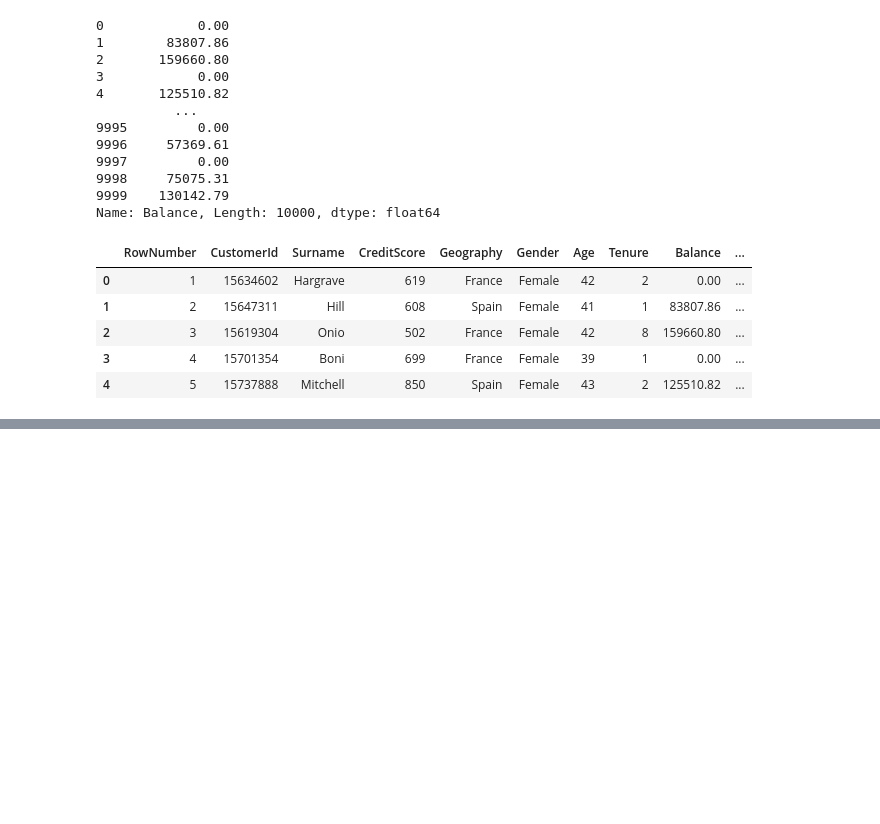
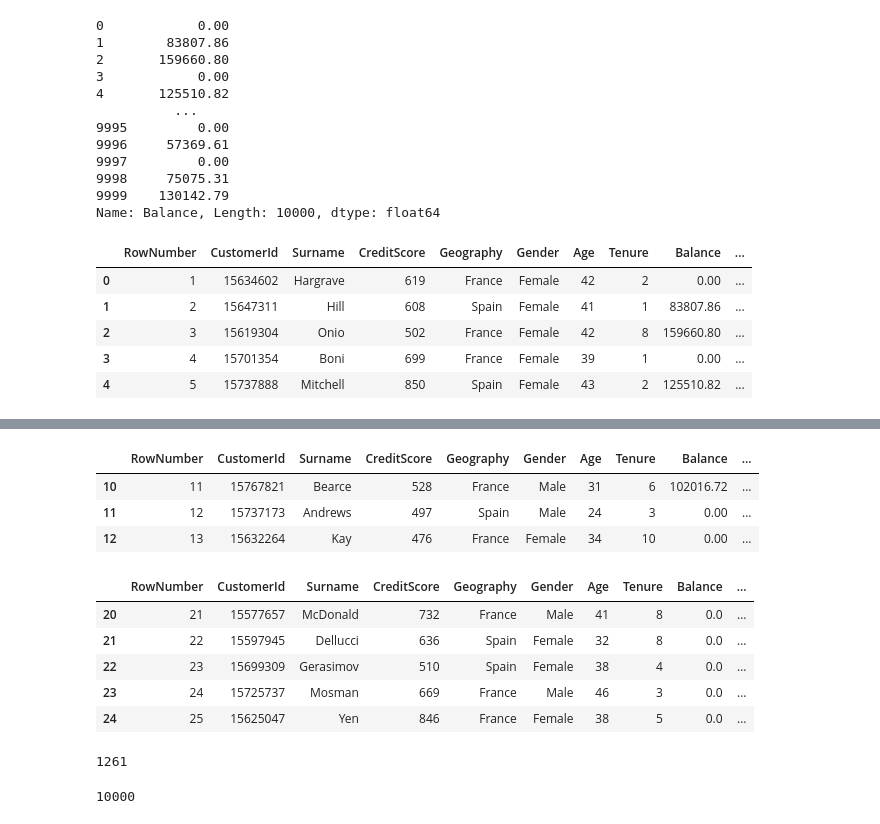
Before and after one commit to Arnab-apk/Gen_AI, a Jupyter notebook: pandas.ipynb, the cells around one changed output, grey strips where cells are left out. Drawn from its saved outputs; the diff is of its cells as text; code cells hidden in the pictures; blank space fills up the shorter version.

```diff
--- a/pandas.ipynb
+++ b/pandas.ipynb
@@ -174,0 +183,26 @@ NameError: name 'df' is not defined
+# %%
+df[10:13]
+# %% [output]
+|  | RowNumber | CustomerId | Surname | CreditScore | Geography | Gender | Age | Tenure | Balance | ... |
+| 10 | 11 | 15767821 | Bearce | 528 | France | Male | 31 | 6 | 102016.72 | ... |
+| 11 | 12 | 15737173 | Andrews | 497 | Spain | Male | 24 | 3 | 0.00 | ... |
+| 12 | 13 | 15632264 | Kay | 476 | France | Female | 34 | 10 | 0.00 | ... |
+# %%
+df[20:25]
+# %% [output]
+|  | RowNumber | CustomerId | Surname | CreditScore | Geography | Gender | Age | Tenure | Balance | ... |
+| 20 | 21 | 15577657 | McDonald | 732 | France | Male | 41 | 8 | 0.0 | ... |
+| 21 | 22 | 15597945 | Dellucci | 636 | Spain | Female | 32 | 8 | 0.0 | ... |
+| 22 | 23 | 15699309 | Gerasimov | 510 | Spain | Female | 38 | 4 | 0.0 | ... |
+| 23 | 24 | 15725737 | Mosman | 669 | France | Male | 46 | 3 | 0.0 | ... |
+| 24 | 25 | 15625047 | Yen | 846 | France | Female | 38 | 5 | 0.0 | ... |
+# %%
+#seperating  the rows which have age greateer than 50
+new_df=df[df.Age>50]
+len(new_df)
+# %% [output]
+1261
+# %%
+len(df)
+# %% [output]
+10000
```
Also changed, not shown: parts of 12 cells of this notebook.
